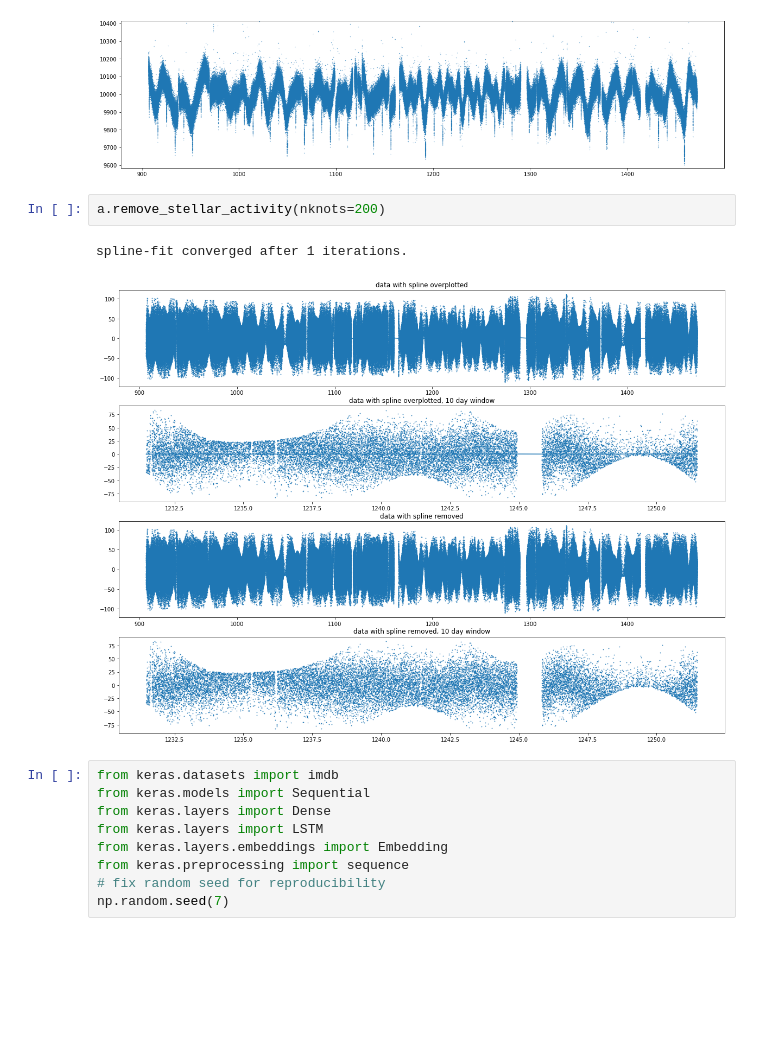
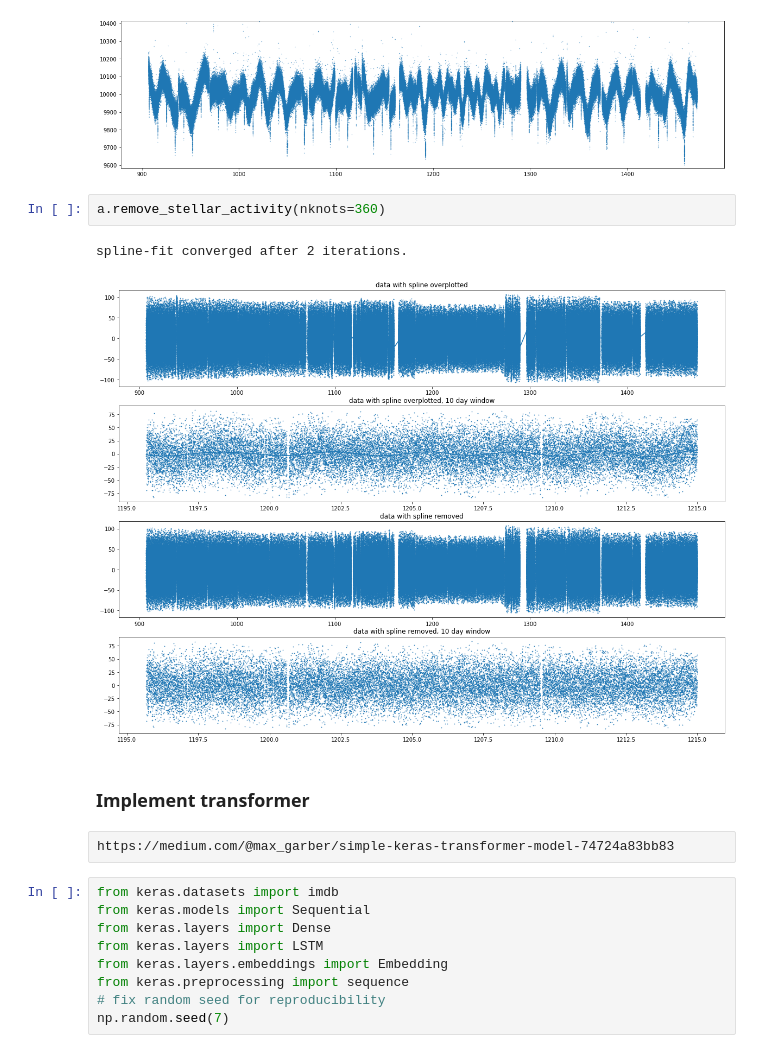
Before and after one commit to JC4DM4N/MLP_Kepler, a Jupyter notebook: useful_files/harry.ipynb, the cells around one changed output. Cells and saved outputs as stored; diff of their text form; blank space fills up the shorter version.

```diff
--- a/useful_files/harry.ipynb
+++ b/useful_files/harry.ipynb
@@ -35,10 +35,14 @@ no. datapoints prior to cleaning: 804720
 no. datapoints after cleaning: 763789
 [figure]
 # %%
-a.remove_stellar_activity(nknots=200)
+a.remove_stellar_activity(nknots=360)
 # %% [output]
-spline-fit converged after 1 iterations.
+spline-fit converged after 2 iterations.
-[figure, old version]
+[figure, new version]
+# %% [markdown]
+### Implement transformer
+# %% [raw]
+https://medium.com/@max_garber/simple-keras-transformer-model-74724a83bb83
 # %%
 from keras.datasets import imdb
 from keras.models import Sequential
```
